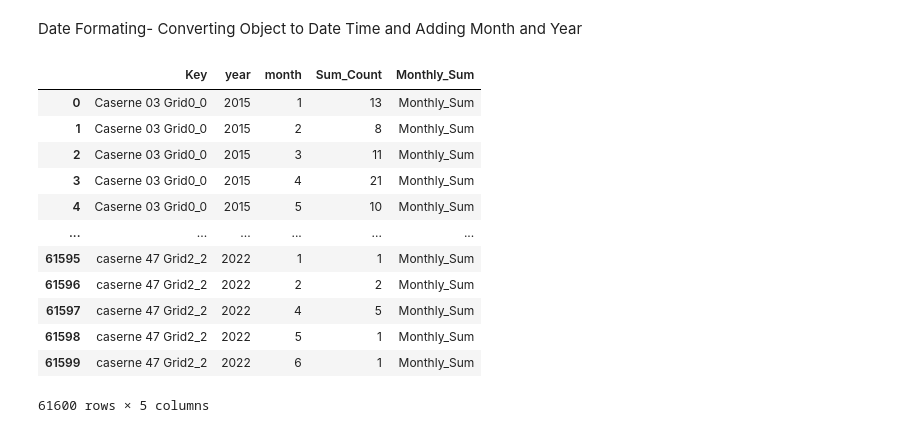
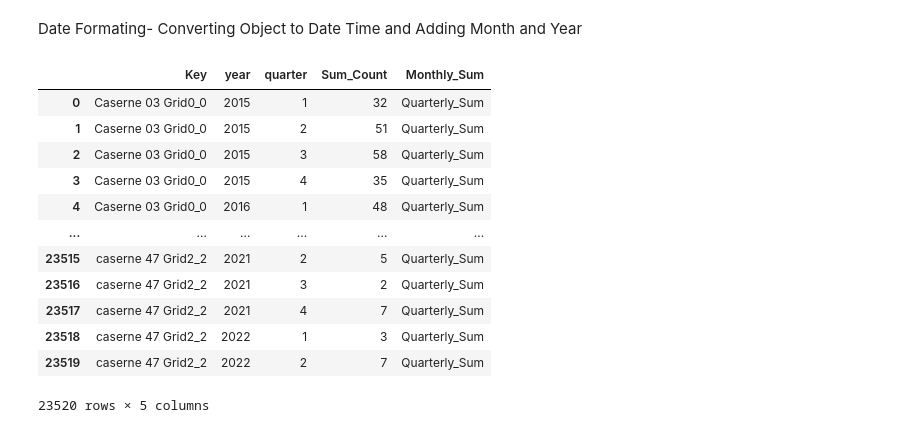
Before and after one commit to JeffRileyMtl/MontrealFire, a Jupyter notebook: Time_Series_Montreal_Fire.ipynb, the cells around one changed output. Drawn from its saved outputs; the diff is of its cells as text; code cells hidden in the pictures.

```diff
--- a/Time_Series_Montreal_Fire.ipynb
+++ b/Time_Series_Montreal_Fire.ipynb
@@ -52,16 +53,16 @@ subtotals_by_sport = df.groupby(['Key','year','month'])['Sum_Count'].sum().reset
-# %%
-subtotals_by_sport
-# %% [output]
-|  | Key | year | month | Sum_Count | Monthly_Sum |
-| 0 | Caserne 03 Grid0_0 | 2015 | 1 | 13 | Monthly_Sum |
-| 1 | Caserne 03 Grid0_0 | 2015 | 2 | 8 | Monthly_Sum |
-| 2 | Caserne 03 Grid0_0 | 2015 | 3 | 11 | Monthly_Sum |
-| 3 | Caserne 03 Grid0_0 | 2015 | 4 | 21 | Monthly_Sum |
-| 4 | Caserne 03 Grid0_0 | 2015 | 5 | 10 | Monthly_Sum |
-| ... | ... | ... | ... | ... | ... |
-| 61595 | caserne 47 Grid2_2 | 2022 | 1 | 1 | Monthly_Sum |
-| 61596 | caserne 47 Grid2_2 | 2022 | 2 | 2 | Monthly_Sum |
-| 61597 | caserne 47 Grid2_2 | 2022 | 4 | 5 | Monthly_Sum |
-| 61598 | caserne 47 Grid2_2 | 2022 | 5 | 1 | Monthly_Sum |
-| 61599 | caserne 47 Grid2_2 | 2022 | 6 | 1 | Monthly_Sum |
-61600 rows × 5 columns
+# %%
+ts
+# %% [output]
+|  | Key | year | quarter | Sum_Count | Monthly_Sum |
+| 0 | Caserne 03 Grid0_0 | 2015 | 1 | 32 | Quarterly_Sum |
+| 1 | Caserne 03 Grid0_0 | 2015 | 2 | 51 | Quarterly_Sum |
+| 2 | Caserne 03 Grid0_0 | 2015 | 3 | 58 | Quarterly_Sum |
+| 3 | Caserne 03 Grid0_0 | 2015 | 4 | 35 | Quarterly_Sum |
+| 4 | Caserne 03 Grid0_0 | 2016 | 1 | 48 | Quarterly_Sum |
+| ... | ... | ... | ... | ... | ... |
+| 23515 | caserne 47 Grid2_2 | 2021 | 2 | 5 | Quarterly_Sum |
+| 23516 | caserne 47 Grid2_2 | 2021 | 3 | 2 | Quarterly_Sum |
+| 23517 | caserne 47 Grid2_2 | 2021 | 4 | 7 | Quarterly_Sum |
+| 23518 | caserne 47 Grid2_2 | 2022 | 1 | 3 | Quarterly_Sum |
+| 23519 | caserne 47 Grid2_2 | 2022 | 2 | 7 | Quarterly_Sum |
+23520 rows × 5 columns
```
Also changed, not shown: parts of 29 cells of this notebook, 2 other files.
